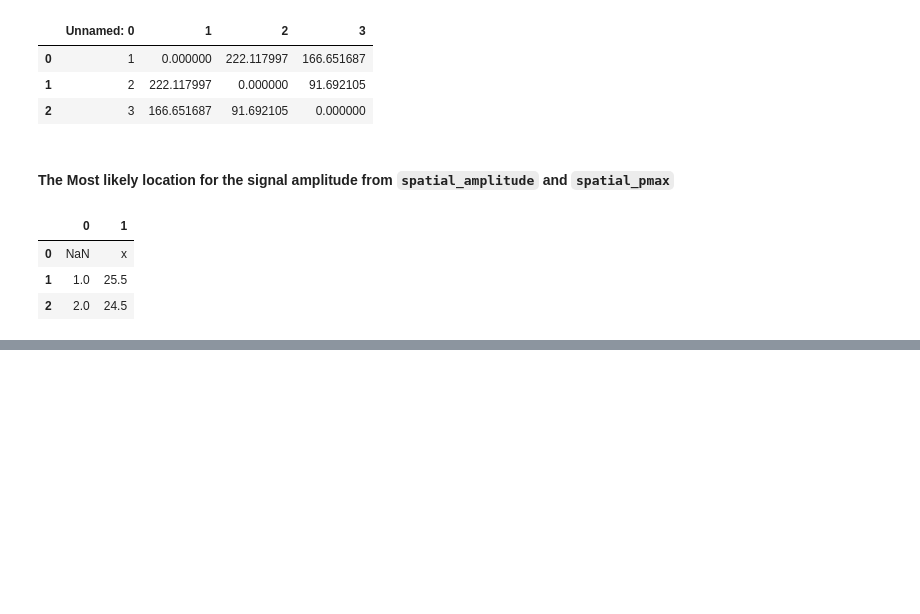
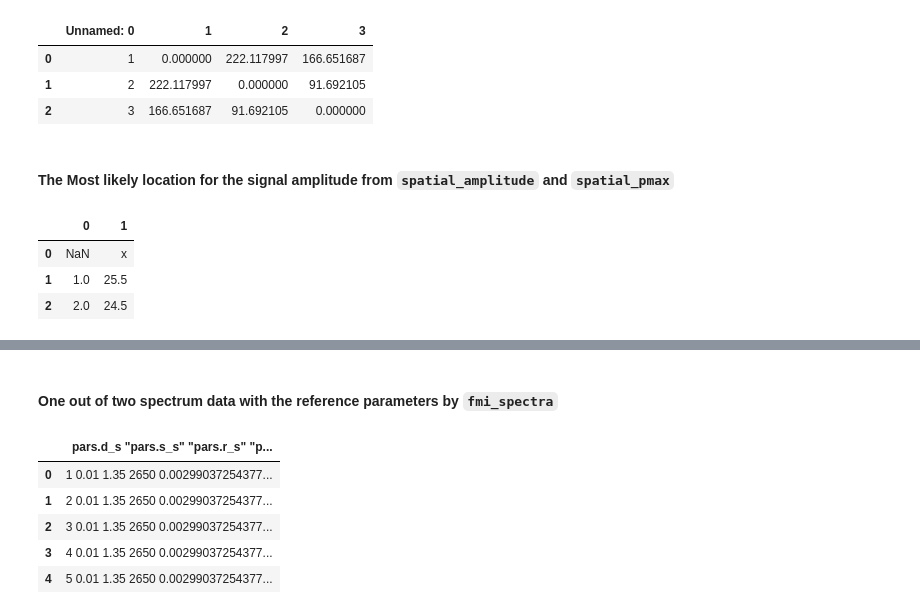
Before and after one commit to n1az/pyseis, a Jupyter notebook: docs/analysis.ipynb, the cells around one changed output, grey strips where cells are left out. Cells and saved outputs as stored; diff of their text form; code cells hidden in the pictures; blank space fills up the shorter version.

```diff
--- a/docs/analysis.ipynb
+++ b/docs/analysis.ipynb
@@ -211,0 +224,11 @@ pd.read_csv('../R/output/R_spatial_pmax.csv', header=None)
+# %% [markdown]
+#### One out of two spectrum data with the reference parameters by `fmi_spectra`
+# %%
+pd.read_csv('../R/output/R_fmi_spec.csv').head(5)
+# %% [output]
+|  | pars.d_s "pars.s_s" "pars.r_s" "p... |
+| 0 | 1 0.01 1.35 2650 0.00299037254377... |
+| 1 | 2 0.01 1.35 2650 0.00299037254377... |
+| 2 | 3 0.01 1.35 2650 0.00299037254377... |
+| 3 | 4 0.01 1.35 2650 0.00299037254377... |
+| 4 | 5 0.01 1.35 2650 0.00299037254377... |
```
Also changed, not shown: parts of 4 cells of this notebook.
